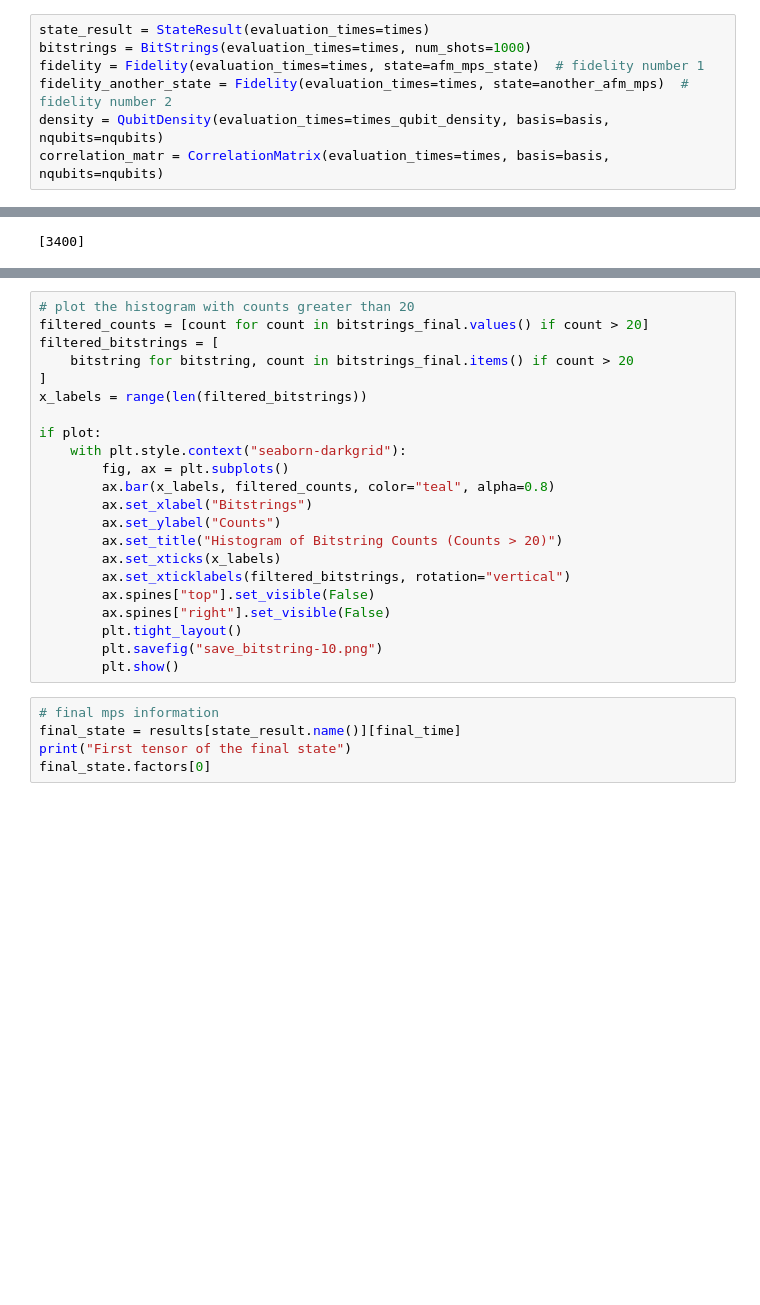
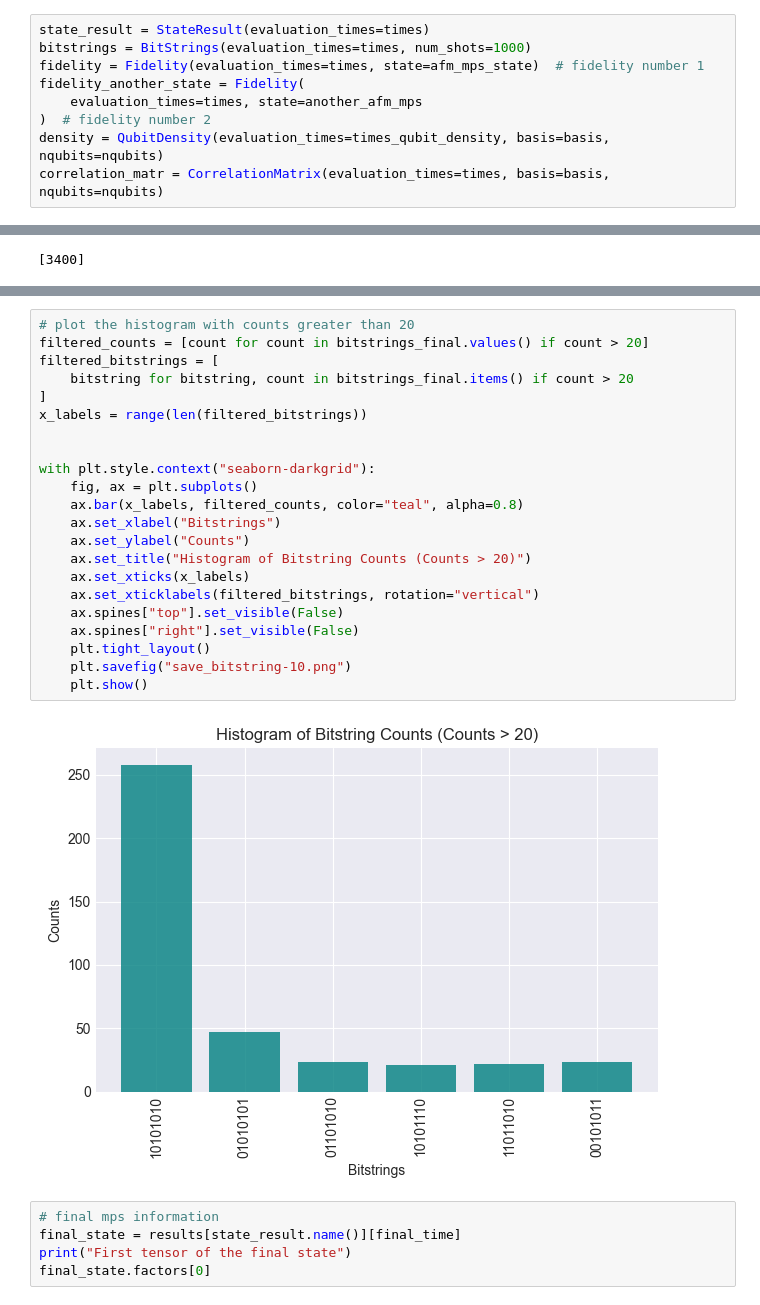
Before and after one commit to pasqal-io/emulators, a Jupyter notebook: examples/getting_started.ipynb, the cells around one changed output, grey strips where cells are left out. Saved outputs shown, nothing was run; the diff lists cells and outputs as text; blank space fills up the shorter version.

```diff
--- a/examples/getting_started.ipynb
+++ b/examples/getting_started.ipynb
@@ -154,7 +163,9 @@ For more information about the observables and updates, one can check the [callb
 state_result = StateResult(evaluation_times=times)
 bitstrings = BitStrings(evaluation_times=times, num_shots=1000)
 fidelity = Fidelity(evaluation_times=times, state=afm_mps_state)  # fidelity number 1
-fidelity_another_state = Fidelity(evaluation_times=times, state=another_afm_mps)  # fidelity number 2
+fidelity_another_state = Fidelity(
+    evaluation_times=times, state=another_afm_mps
+)  # fidelity number 2
 density = QubitDensity(evaluation_times=times_qubit_density, basis=basis, nqubits=nqubits)
 correlation_matr = CorrelationMatrix(evaluation_times=times, basis=basis, nqubits=nqubits)
 # %%
@@ -234,25 +245,27 @@ Bitstring with the max number of counts:  ['10101010']
 # %%
 # plot the histogram with counts greater than 20
 filtered_counts = [count for count in bitstrings_final.values() if count > 20]
 filtered_bitstrings = [
     bitstring for bitstring, count in bitstrings_final.items() if count > 20
 ]
 x_labels = range(len(filtered_bitstrings))
 
-if plot:
-    with plt.style.context("seaborn-darkgrid"):
-        fig, ax = plt.subplots()
-        ax.bar(x_labels, filtered_counts, color="teal", alpha=0.8)
-        ax.set_xlabel("Bitstrings")
-        ax.set_ylabel("Counts")
-        ax.set_title("Histogram of Bitstring Counts (Counts > 20)")
-        ax.set_xticks(x_labels)
-        ax.set_xticklabels(filtered_bitstrings, rotation="vertical")
-        ax.spines["top"].set_visible(False)
-        ax.spines["right"].set_visible(False)
-        plt.tight_layout()
-        plt.savefig("save_bitstring-10.png")
-        plt.show()
+
+with plt.style.context("seaborn-darkgrid"):
+    fig, ax = plt.subplots()
+    ax.bar(x_labels, filtered_counts, color="teal", alpha=0.8)
+    ax.set_xlabel("Bitstrings")
+    ax.set_ylabel("Counts")
+    ax.set_title("Histogram of Bitstring Counts (Counts > 20)")
+    ax.set_xticks(x_labels)
+    ax.set_xticklabels(filtered_bitstrings, rotation="vertical")
+    ax.spines["top"].set_visible(False)
+    ax.spines["right"].set_visible(False)
+    plt.tight_layout()
+    plt.savefig("save_bitstring-10.png")
+    plt.show()
+# %% [output]
+[figure, added]
 # %%
 # final mps information
 final_state = results[state_result.name()][final_time]
```
Also changed, not shown: parts of 9 cells of this notebook, 4 other files.
